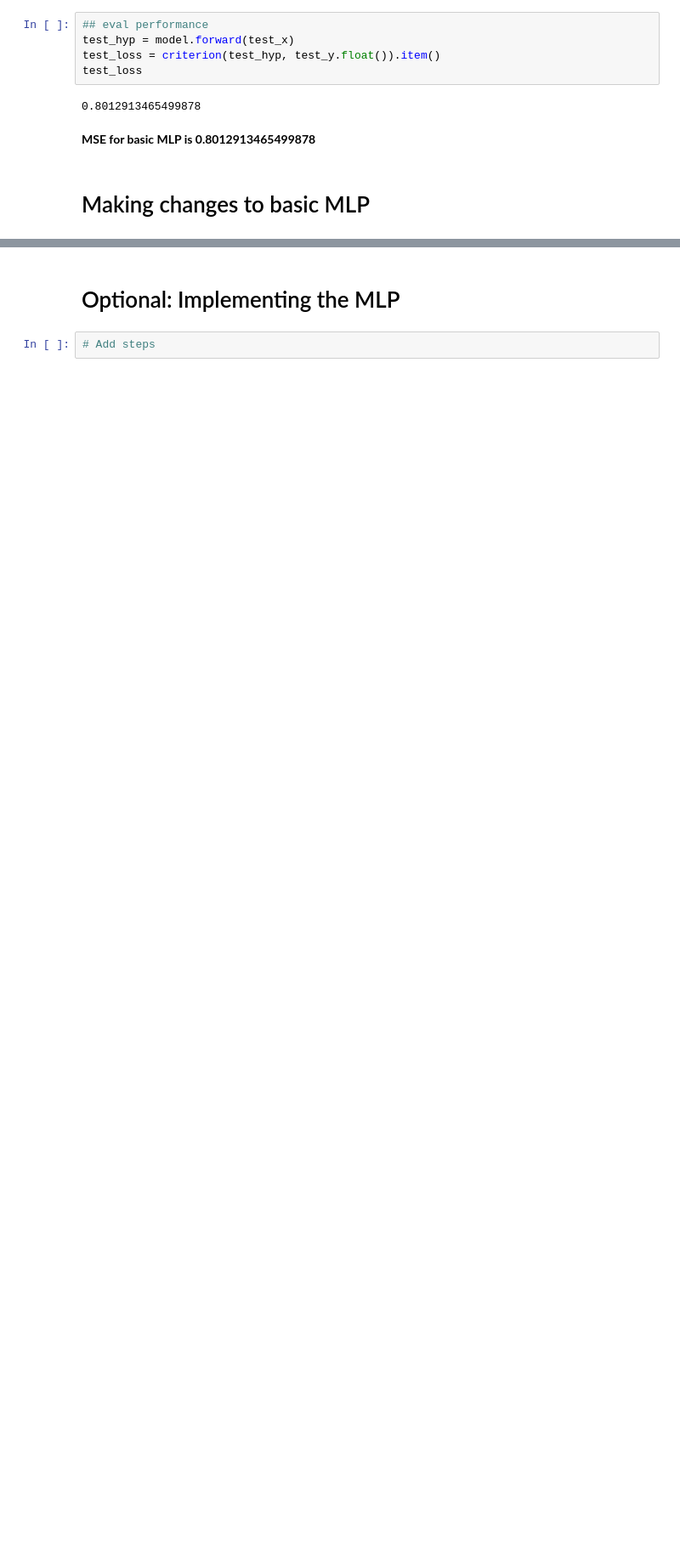
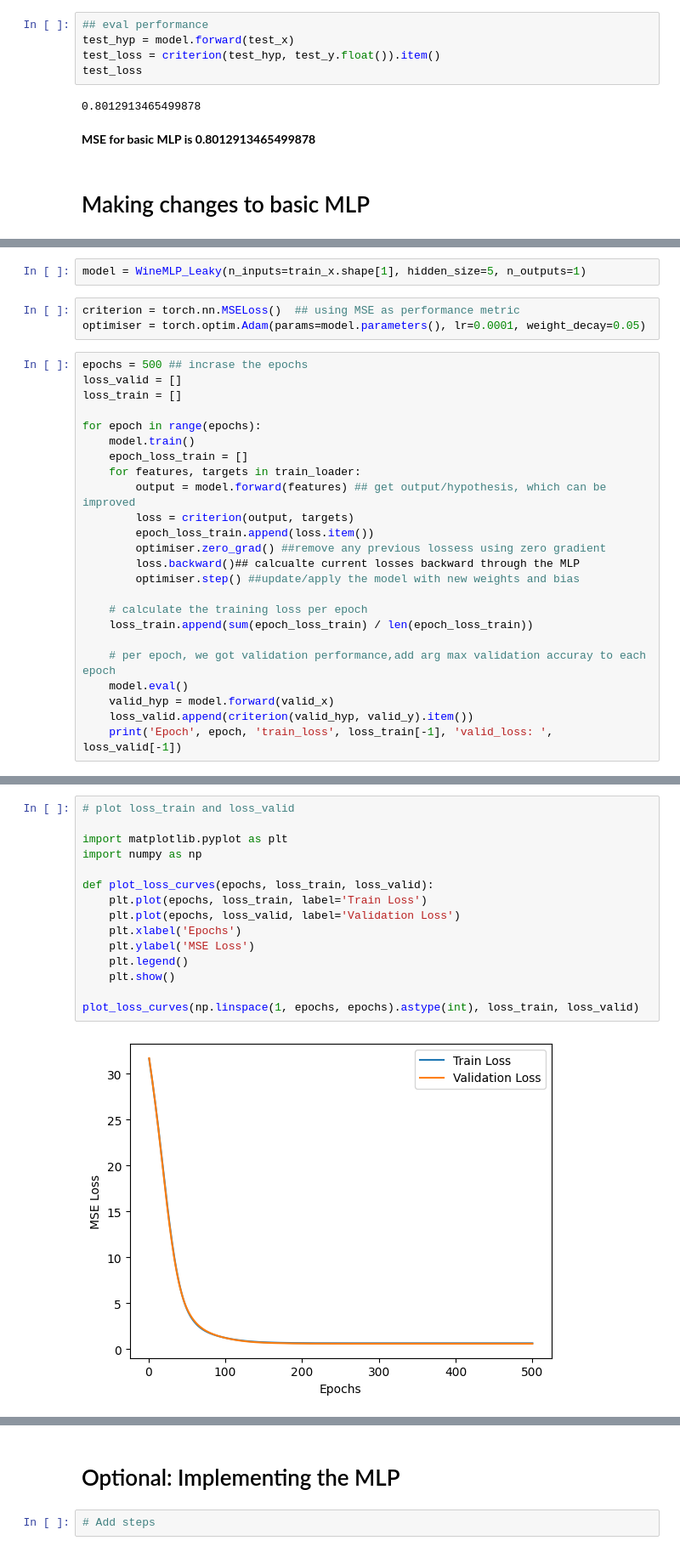
Before and after one commit to USFCA-CS663-Spring2024/mlp-multi-layer-perceptron-zhunan123, a Jupyter notebook: Assignment 4 - MLP.ipynb, the cells around one changed output, grey strips where cells are left out. Shown at 85% size. Cells and saved outputs as stored; diff of their text form; blank space fills up the shorter version.

```diff
--- a/Assignment 4 - MLP.ipynb
+++ b/Assignment 4 - MLP.ipynb
@@ -391,0 +570,29 @@ test_loss
+# %%
+model = WineMLP_Leaky(n_inputs=train_x.shape[1], hidden_size=5, n_outputs=1)
+# %%
+criterion = torch.nn.MSELoss()  ## using MSE as performance metric
+optimiser = torch.optim.Adam(params=model.parameters(), lr=0.0001, weight_decay=0.05)
+# %%
+epochs = 500 ## incrase the epochs
+loss_valid = []
+loss_train = []
+
+for epoch in range(epochs):
+    model.train()
+    epoch_loss_train = []
+    for features, targets in train_loader:
+        output = model.forward(features) ## get output/hypothesis, which can be improved
+        loss = criterion(output, targets)
+        epoch_loss_train.append(loss.item())
+        optimiser.zero_grad() ##remove any previous lossess using zero gradient
+        loss.backward()## calcualte current losses backward through the MLP
+        optimiser.step() ##update/apply the model with new weights and bias
+
+    # calculate the training loss per epoch
+    loss_train.append(sum(epoch_loss_train) / len(epoch_loss_train))
+
+    # per epoch, we got validation performance,add arg max validation accuray to each epoch
+    model.eval()
+    valid_hyp = model.forward(valid_x)
+    loss_valid.append(criterion(valid_hyp, valid_y).item())
+    print('Epoch', epoch, 'train_loss', loss_train[-1], 'valid_loss: ', loss_valid[-1])
@@ -391,0 +617,17 @@ test_loss
+# %%
+# plot loss_train and loss_valid
+
+import matplotlib.pyplot as plt
+import numpy as np
+
+def plot_loss_curves(epochs, loss_train, loss_valid):
+    plt.plot(epochs, loss_train, label='Train Loss')
+    plt.plot(epochs, loss_valid, label='Validation Loss')
+    plt.xlabel('Epochs')
+    plt.ylabel('MSE Loss')
+    plt.legend()
+    plt.show()
+
+plot_loss_curves(np.linspace(1, epochs, epochs).astype(int), loss_train, loss_valid)
+# %% [output]
+[figure, added]
```
Also changed, not shown: parts of 39 cells of this notebook.
